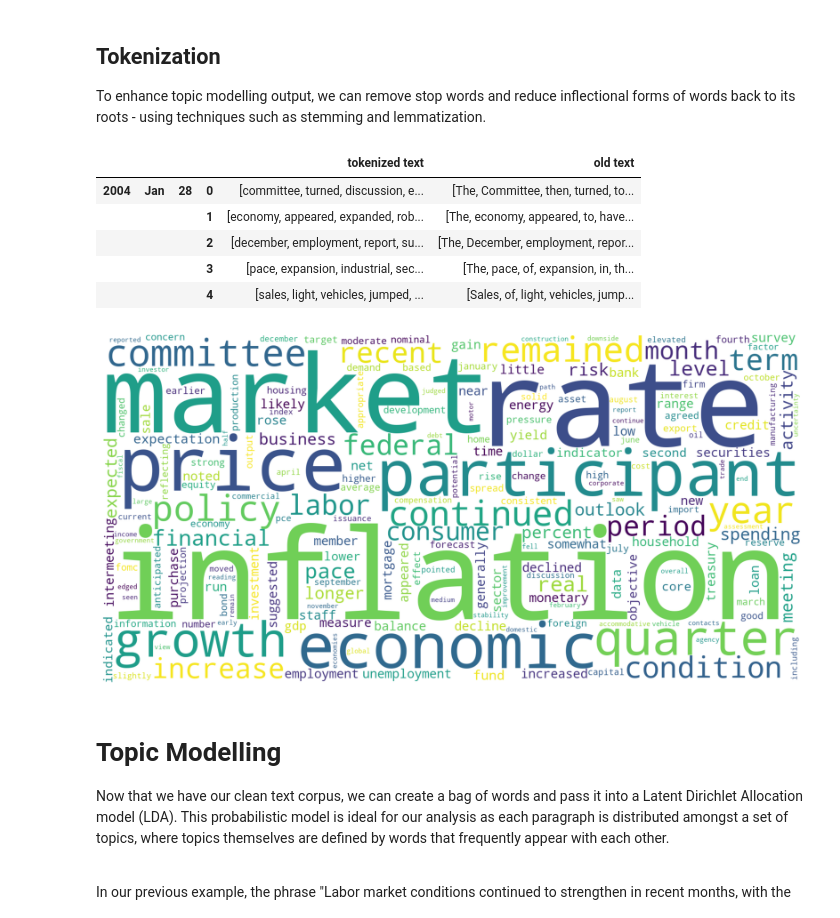
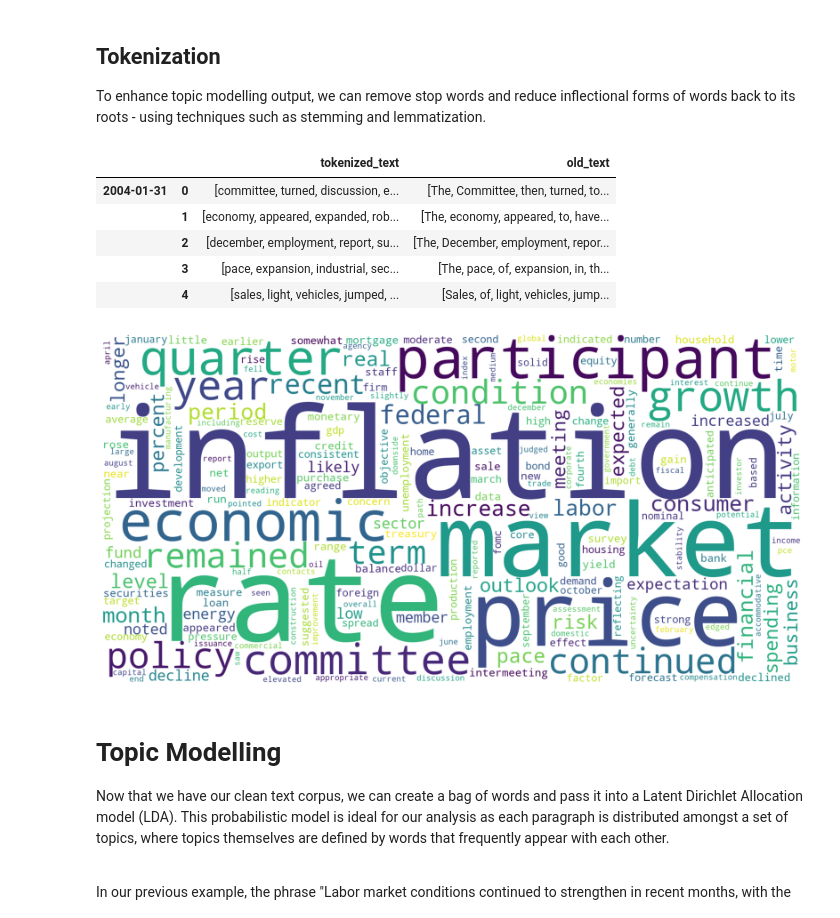
Before and after one commit to aaroncgw31/fednlp, a Jupyter notebook: fednlp.ipynb, the cells around one changed output. Saved outputs shown, nothing was run; the diff lists cells and outputs as text; code cells hidden in the pictures.

```diff
--- a/fednlp.ipynb
+++ b/fednlp.ipynb
@@ -235,43 +254,44 @@ def simple_tokenizer(doc, model=en):
 # %%
 idx = []
-p_clean = []
+para_number = []
+paragraph_list = []
 for f in data_c.fileids():
     year,month,day = re.search("(\d{4})(\d{2})(\d{2})",f).groups()
     for i,p in enumerate(data_c.paras(f)):
-        idx.append((year,calendar.month_abbr[int(month)],day,i)) #Year,Month,Day,Paragraph number
+        idx.append((last_day_of_month(datetime.datetime(int(year), int(month), int(day))), i)) #Year,Month,Day,Paragraph number
         flat_p = [item for sublist in p for item in sublist]
         paragraph = ' '.join(flat_p)
         p_tokenized = simple_tokenizer(paragraph)
-        p_clean.append([p_tokenized,flat_p])
+        paragraph_list.append([p_tokenized,flat_p])
 
-df_clnpara = pd.DataFrame(data = p_clean,
+df_paragraphs = pd.DataFrame(data = paragraph_list,
                           index = pd.MultiIndex.from_tuples(idx),
-                          columns = ['tokenized text','old text'])
+                          columns = ['tokenized_text','old_text'])
 
-df_clnpara.head()
+df_paragraphs.head()
 # %% [output]
-|  |  |  |  | tokenized text | old text |
-| 2004 | Jan | 28 | 0 | [committee, turned, discussion, e... | [The, Committee, then, turned, to... |
-|  |  |  | 1 | [economy, appeared, expanded, rob... | [The, economy, appeared, to, have... |
-|  |  |  | 2 | [december, employment, report, su... | [The, December, employment, repor... |
-|  |  |  | 3 | [pace, expansion, industrial, sec... | [The, pace, of, expansion, in, th... |
-|  |  |  | 4 | [sales, light, vehicles, jumped, ... | [Sales, of, light, vehicles, jump... |
+|  |  | tokenized_text | old_text |
+| 2004-01-31 | 0 | [committee, turned, discussion, e... | [The, Committee, then, turned, to... |
+|  | 1 | [economy, appeared, expanded, rob... | [The, economy, appeared, to, have... |
+|  | 2 | [december, employment, report, su... | [The, December, employment, repor... |
+|  | 3 | [pace, expansion, industrial, sec... | [The, pace, of, expansion, in, th... |
+|  | 4 | [sales, light, vehicles, jumped, ... | [Sales, of, light, vehicles, jump... |
 # %%
 #Most frequent words in corpus
-tokenized_text = df_clnpara['tokenized text']
+tokenized_text = df_paragraphs['tokenized_text']
 all_tokens = [item for sublist in tokenized_text for item in sublist]
 
 wordcloud = WordCloud(collocations=False,
                       background_color='white',
                       mode='RGB',
                       width=1600, height=800).generate((" ").join(all_tokens))
 
 fig = plt.figure(figsize=(16,8),dpi=200)
 plt.axis('off')
 plt.imshow(wordcloud, interpolation="bilinear")
 plt.show()
 # %% [output]
-[figure, old version]
+[figure, new version]
 # %% [markdown]
 # <a name="topic-m"></a>Topic Modelling
 
```
Also changed, not shown: parts of 18 cells of this notebook, 10 other files.
